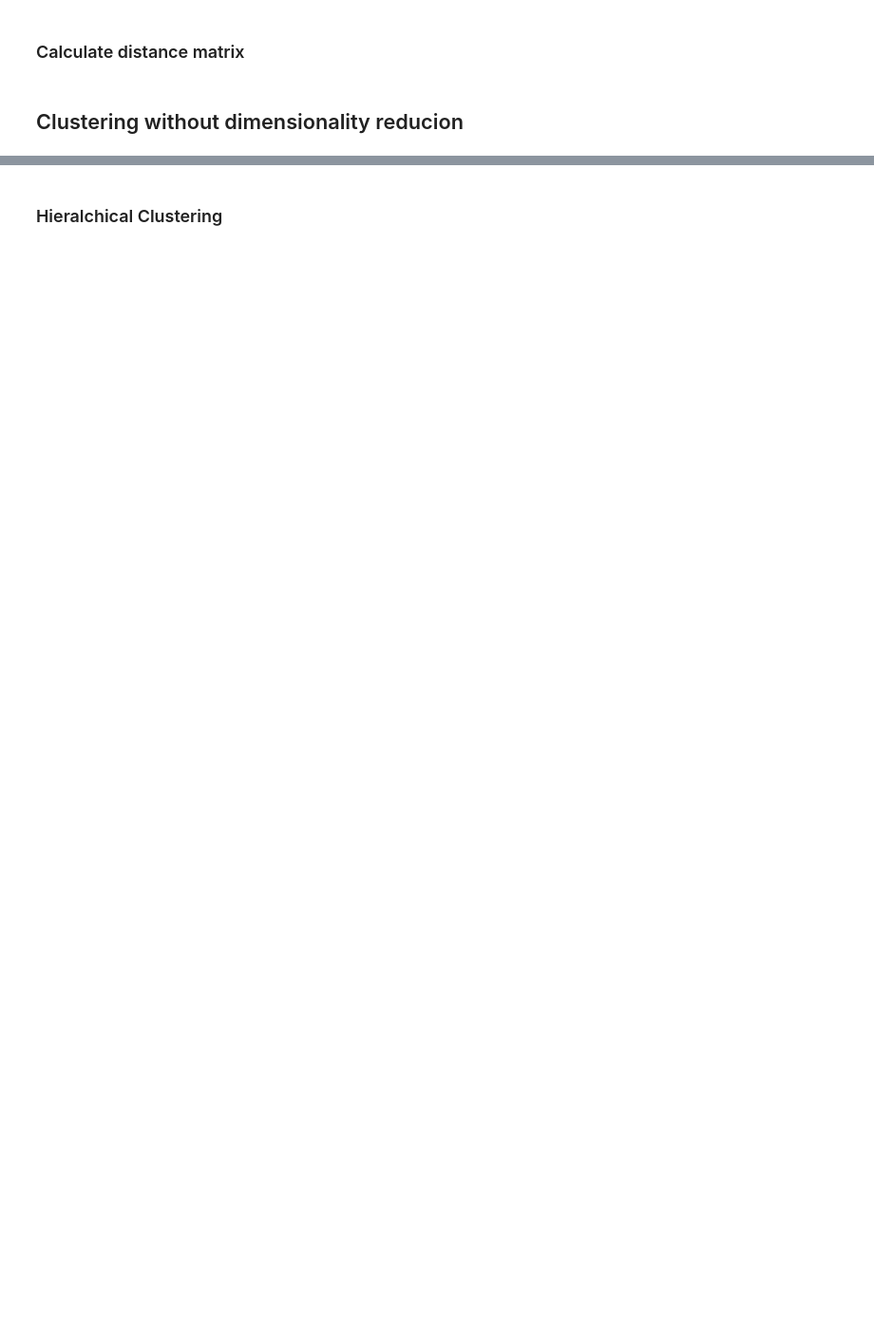
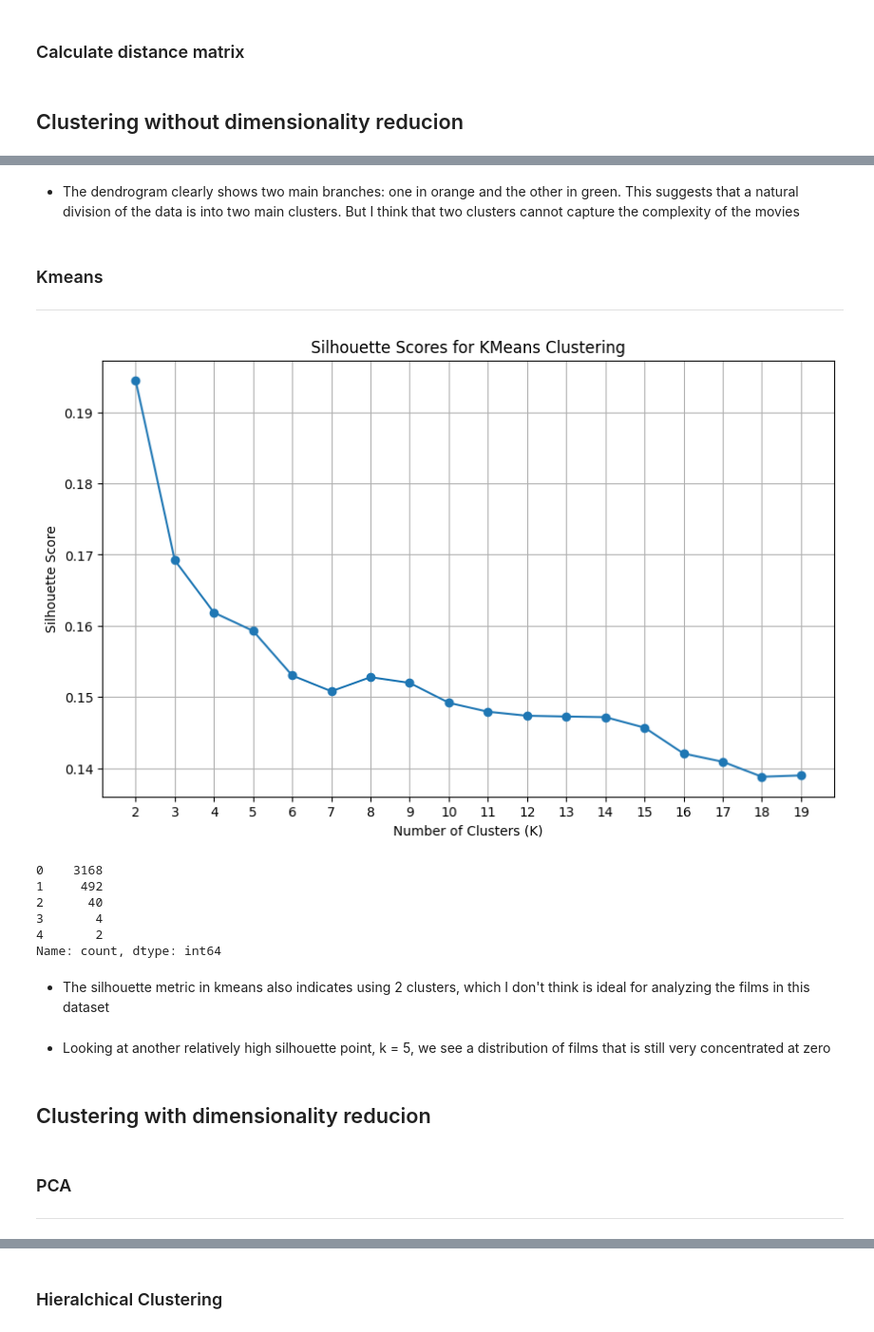
Before and after one commit to MariaLuizaCw/data-mining, a Jupyter notebook: project4/clustering.ipynb, the cells around one changed output, grey strips where cells are left out. Shown: that part at 95% size. Drawn from its saved outputs; the diff is of its cells as text; code cells hidden in the pictures; blank space fills up the shorter version.

```diff
--- a/project4/clustering.ipynb
+++ b/project4/clustering.ipynb
@@ -288,0 +300,30 @@ pd.Series(clusters).value_counts()
+# %% [markdown]
+- The dendrogram clearly shows two main branches: one in orange and the other in green. This suggests that a natural division of the data is into two main clusters. But I think that two clusters cannot capture the complexity of the movies
+# %% [markdown]
+### Kmeans
+<hr/>
+# %%
+# Lista para armazenar as pontuações de silhueta
+silhouette_scores = []
+from sklearn.cluster import KMeans
+from sklearn.metrics import silhouette_score
+# Testar valores de K de 2 até 15
+for k in range(2, 20):
+    kmeans = KMeans(n_clusters=k, random_state=42)
+    cluster_labels = kmeans.fit_predict(normalized_df)
+
+    # Calcular a pontuação de silhueta
+    silhouette_avg = silhouette_score(df_distancias_cosine, cluster_labels, metric="precomputed")
+    silhouette_scores.append(silhouette_avg)
+
+# Plotar as pontuações de silhueta para cada valor de K
+plt.figure(figsize=(10, 6))
+plt.plot(range(2, 20), silhouette_scores, marker='o')
+plt.title('Silhouette Scores for KMeans Clustering')
+plt.xlabel('Number of Clusters (K)')
+plt.ylabel('Silhouette Score')
+plt.xticks(range(2, 20))
+plt.grid(True)
+plt.show()
+# %% [output]
+[figure, added]
@@ -288,0 +333,18 @@ pd.Series(clusters).value_counts()
+# %%
+pd.Series(cluster_labels).value_counts()
+# %% [output]
+0    3168
+1     492
+2      40
+3       4
+4       2
+Name: count, dtype: int64
+# %% [markdown]
+- The silhouette metric in kmeans also indicates using 2 clusters, which I don't think is ideal for analyzing the films in this dataset
+# %% [markdown]
+- Looking at another relatively high silhouette point, k = 5, we see a distribution of films that is still very concentrated at zero
+# %% [markdown]
+## Clustering with dimensionality reducion
+# %% [markdown]
+### PCA
+<hr/>
```
Also changed, not shown: parts of 63 cells of this notebook.
